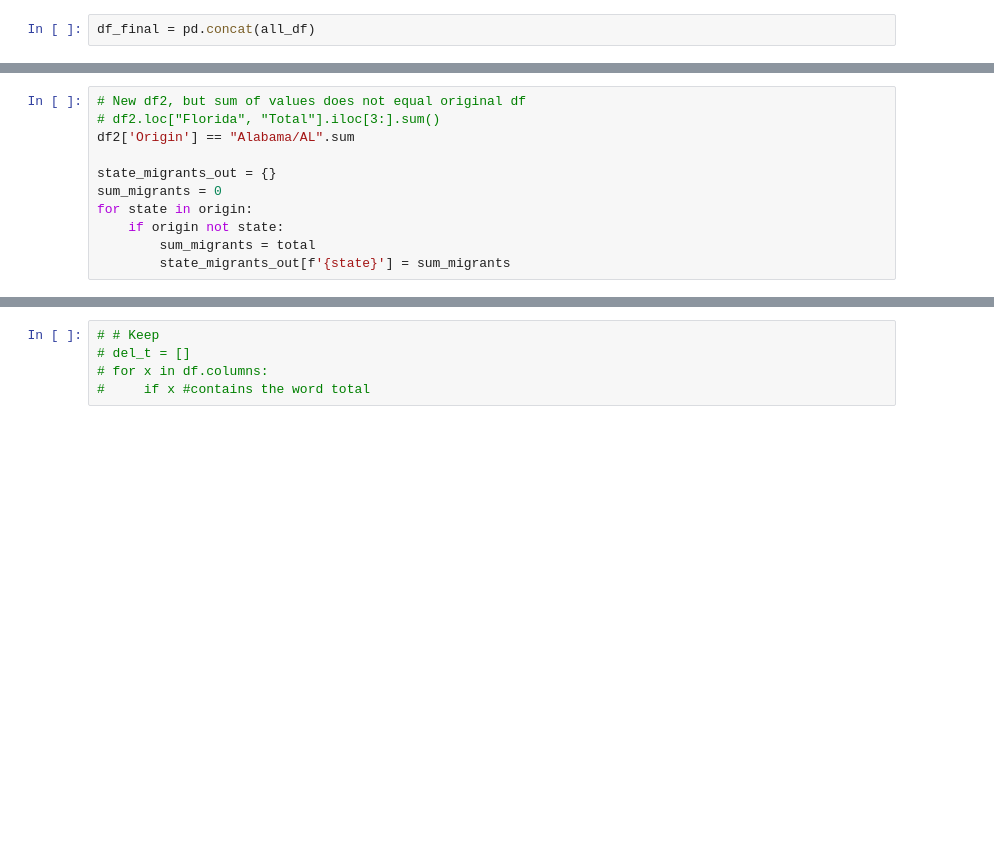
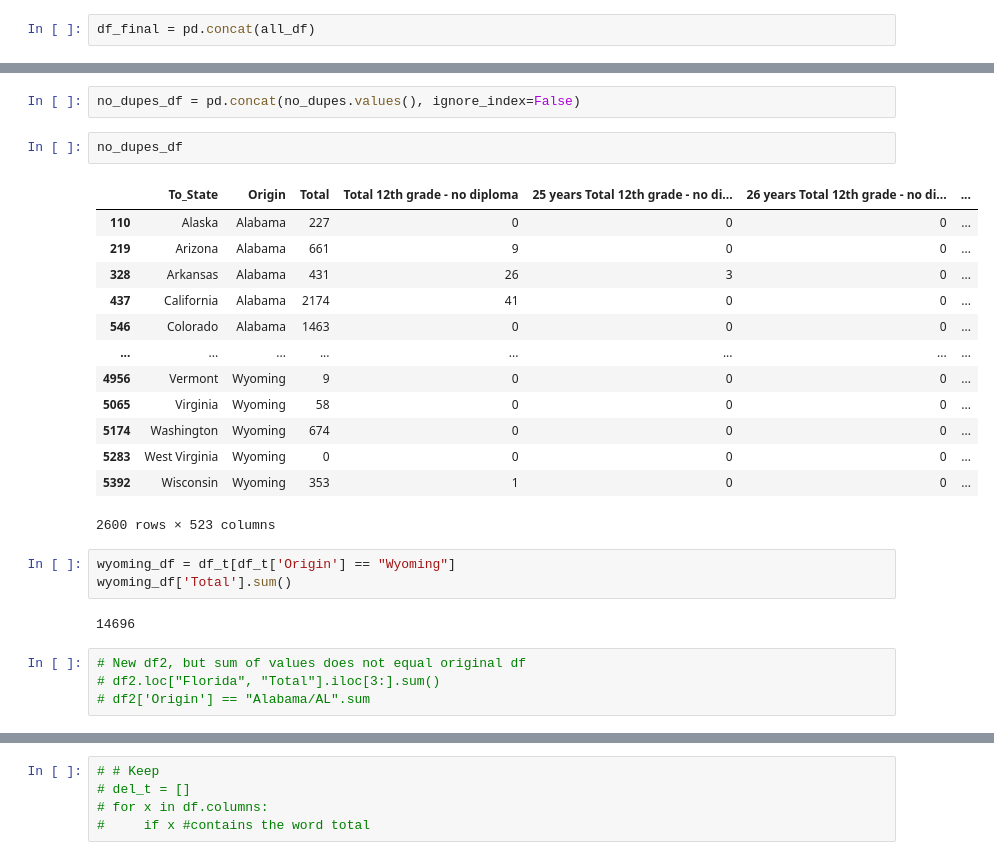
Before and after one commit to aliciasply/InterState-Migration, a Jupyter notebook: Code/state_dataset_transform.ipynb, the cells around one changed output, grey strips where cells are left out. Drawn from its saved outputs; the diff is of its cells as text; blank space fills up the shorter version.

```diff
--- a/Code/state_dataset_transform.ipynb
+++ b/Code/state_dataset_transform.ipynb
@@ -262,14 +275,30 @@ df_t
+# %%
+no_dupes_df = pd.concat(no_dupes.values(), ignore_index=False)
+# %%
+no_dupes_df
+# %% [output]
+|  | To_State | Origin | Total | Total 12th grade - no diploma | 25 years Total 12th grade - no di... | 26 years Total 12th grade - no di... | ... |
+| 110 | Alaska | Alabama | 227 | 0 | 0 | 0 | ... |
+| 219 | Arizona | Alabama | 661 | 9 | 0 | 0 | ... |
+| 328 | Arkansas | Alabama | 431 | 26 | 3 | 0 | ... |
+| 437 | California | Alabama | 2174 | 41 | 0 | 0 | ... |
+| 546 | Colorado | Alabama | 1463 | 0 | 0 | 0 | ... |
+| ... | ... | ... | ... | ... | ... | ... | ... |
+| 4956 | Vermont | Wyoming | 9 | 0 | 0 | 0 | ... |
+| 5065 | Virginia | Wyoming | 58 | 0 | 0 | 0 | ... |
+| 5174 | Washington | Wyoming | 674 | 0 | 0 | 0 | ... |
+| 5283 | West Virginia | Wyoming | 0 | 0 | 0 | 0 | ... |
+| 5392 | Wisconsin | Wyoming | 353 | 1 | 0 | 0 | ... |
+2600 rows × 523 columns
+# %%
+wyoming_df = df_t[df_t['Origin'] == "Wyoming"]
+wyoming_df['Total'].sum()
+# %% [output]
+14696
 # %%
 # New df2, but sum of values does not equal original df
 # df2.loc["Florida", "Total"].iloc[3:].sum()
-df2['Origin'] == "Alabama/AL".sum
-
-state_migrants_out = {}
-sum_migrants = 0
-for state in origin:
-    if origin not state:
-        sum_migrants = total
-        state_migrants_out[f'{state}'] = sum_migrants
+# df2['Origin'] == "Alabama/AL".sum
 # %%
 # Keep
 # df2.sum(axis=1)
```
Also changed, not shown: parts of 10 cells of this notebook.
